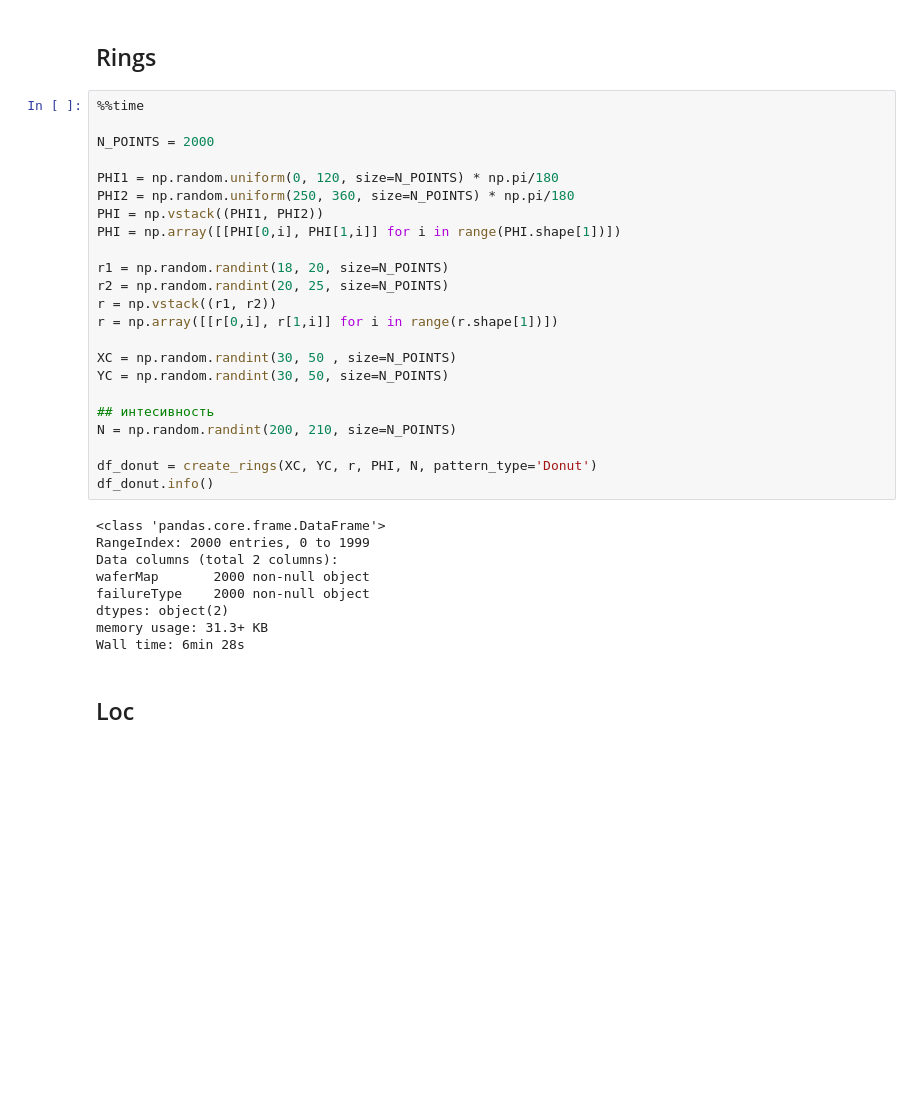
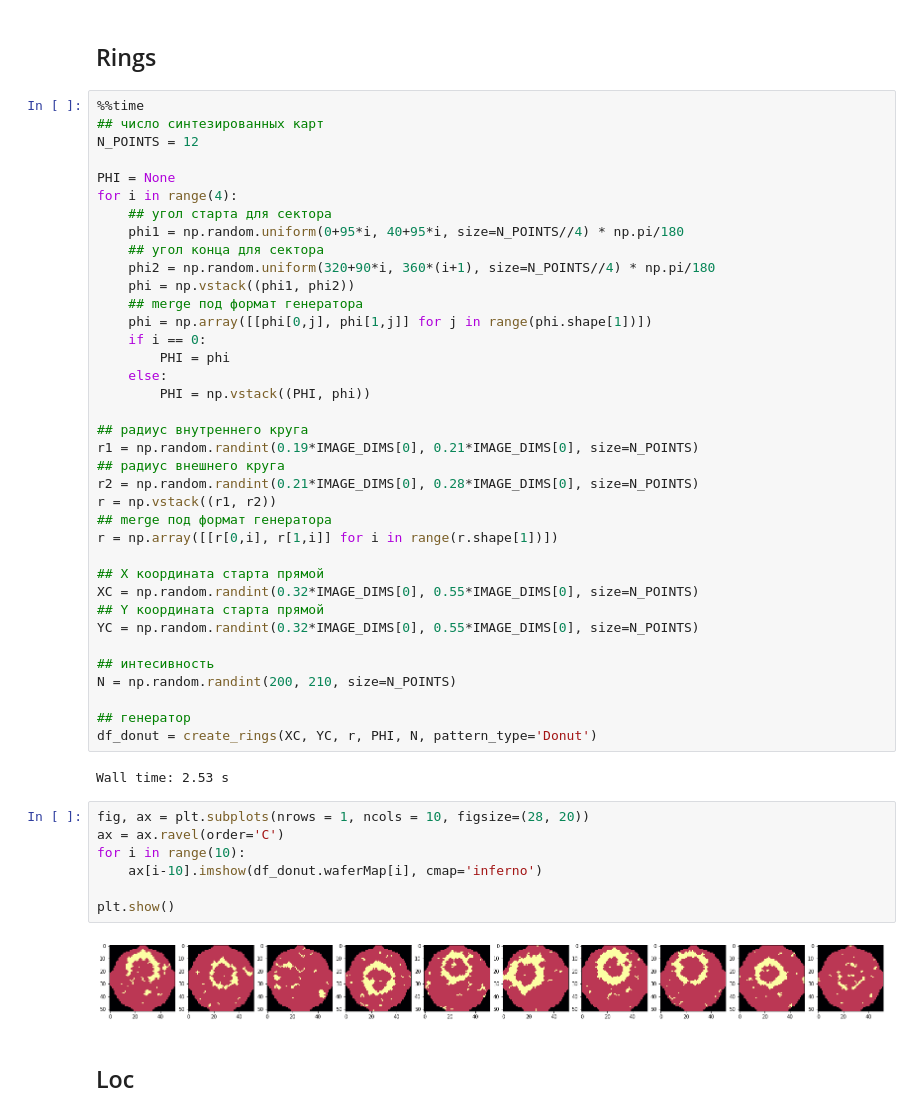
Before and after one commit to Keleas/Wafer_maps, a Jupyter notebook: CREATE_dataset_wafer_map.ipynb, the cells around one changed output. Drawn from its saved outputs; the diff is of its cells as text; blank space fills up the shorter version.

```diff
--- a/CREATE_dataset_wafer_map.ipynb
+++ b/CREATE_dataset_wafer_map.ipynb
@@ -295,36 +275,52 @@ def create_rings(XC, YC, R_, PHI, N, pattern_type, lam_poisson=1.2):
 ## Rings
 # %%
 %%time
+## число синтезированных карт
+N_POINTS = 12
 
-N_POINTS = 2000
+PHI = None
+for i in range(4):
+    ## угол старта для сектора
+    phi1 = np.random.uniform(0+95*i, 40+95*i, size=N_POINTS//4) * np.pi/180
+    ## угол конца для сектора
+    phi2 = np.random.uniform(320+90*i, 360*(i+1), size=N_POINTS//4) * np.pi/180
+    phi = np.vstack((phi1, phi2))
+    ## merge под формат генератора
+    phi = np.array([[phi[0,j], phi[1,j]] for j in range(phi.shape[1])])
+    if i == 0:
+        PHI = phi
+    else:
+        PHI = np.vstack((PHI, phi))
 
-PHI1 = np.random.uniform(0, 120, size=N_POINTS) * np.pi/180
-PHI2 = np.random.uniform(250, 360, size=N_POINTS) * np.pi/180
-PHI = np.vstack((PHI1, PHI2))
-PHI = np.array([[PHI[0,i], PHI[1,i]] for i in range(PHI.shape[1])])
-
-r1 = np.random.randint(18, 20, size=N_POINTS)
-r2 = np.random.randint(20, 25, size=N_POINTS)
+## радиус внутреннего круга
+r1 = np.random.randint(0.19*IMAGE_DIMS[0], 0.21*IMAGE_DIMS[0], size=N_POINTS)
+## радиус внешнего круга
+r2 = np.random.randint(0.21*IMAGE_DIMS[0], 0.28*IMAGE_DIMS[0], size=N_POINTS)
 r = np.vstack((r1, r2))
+## merge под формат генератора
 r = np.array([[r[0,i], r[1,i]] for i in range(r.shape[1])])
 
-XC = np.random.randint(30, 50 , size=N_POINTS)
-YC = np.random.randint(30, 50, size=N_POINTS)
+## X координата старта прямой
+XC = np.random.randint(0.32*IMAGE_DIMS[0], 0.55*IMAGE_DIMS[0], size=N_POINTS)
+## Y координата старта прямой
+YC = np.random.randint(0.32*IMAGE_DIMS[0], 0.55*IMAGE_DIMS[0], size=N_POINTS)
 
 ## интесивность
 N = np.random.randint(200, 210, size=N_POINTS)
 
+## генератор
 df_donut = create_rings(XC, YC, r, PHI, N, pattern_type='Donut')
-df_donut.info()
 # %% [output]
-<class 'pandas.core.frame.DataFrame'>
-RangeIndex: 2000 entries, 0 to 1999
-Data columns (total 2 columns):
-waferMap       2000 non-null object
-failureType    2000 non-null object
-dtypes: object(2)
-memory usage: 31.3+ KB
-Wall time: 6min 28s
+Wall time: 2.53 s
+# %%
+fig, ax = plt.subplots(nrows = 1, ncols = 10, figsize=(28, 20))
+ax = ax.ravel(order='C')
+for i in range(10):
+    ax[i-10].imshow(df_donut.waferMap[i], cmap='inferno')
+
+plt.show()
+# %% [output]
+[figure, added]
 # %% [markdown]
 ## Loc
 # %%
```
Also changed, not shown: parts of 36 cells of this notebook, 1 other file.
